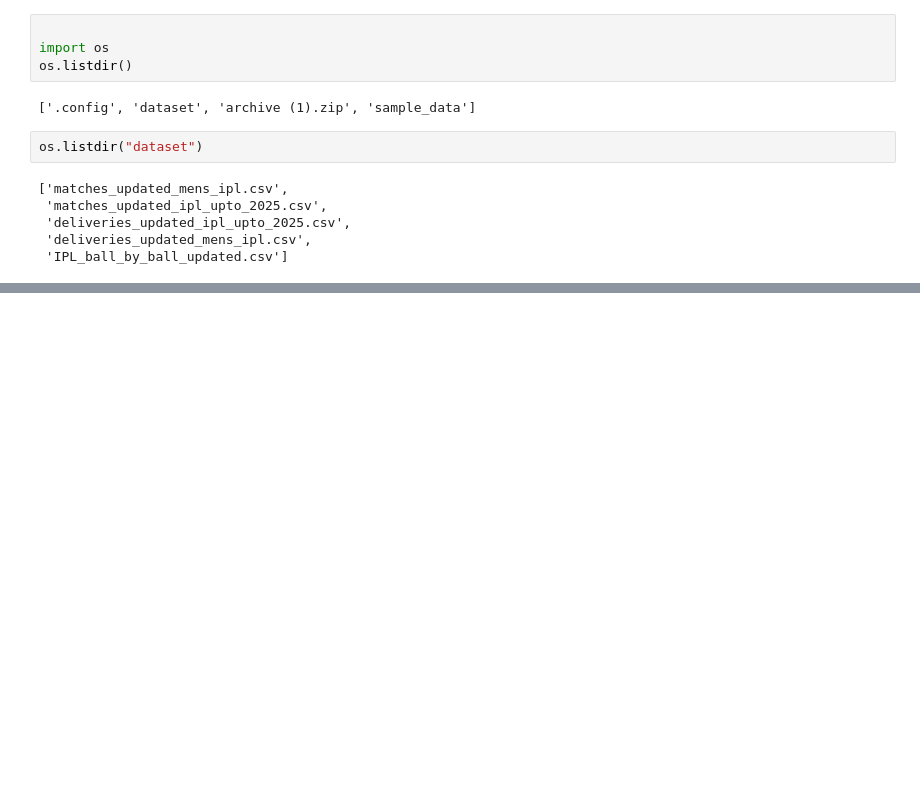
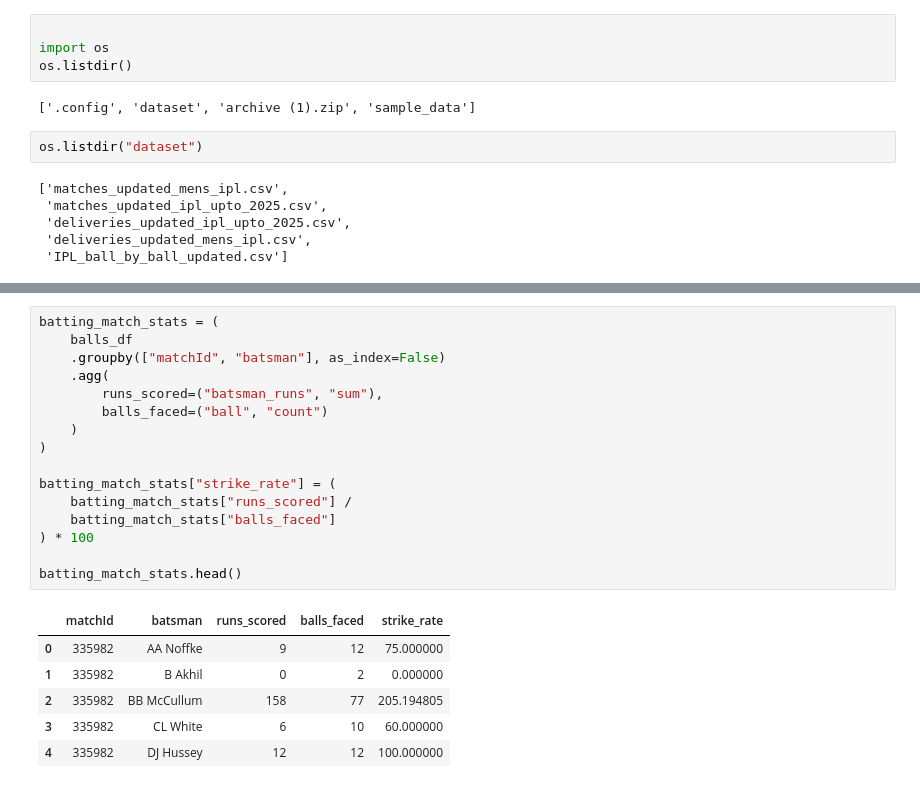
Before and after one commit to angirekulamanoj19-dotcom/Cricket-Player-Performance-Prediction---Group-1-, a Jupyter notebook: cricketplayeranalysis.ipynb, the cells around one changed output, grey strips where cells are left out. Cells and saved outputs as stored; diff of their text form; blank space fills up the shorter version.

```diff
--- a/cricketplayeranalysis.ipynb
+++ b/cricketplayeranalysis.ipynb
@@ -1252,0 +1278,23 @@ os.listdir("dataset")
+# %%
+batting_match_stats = (
+    balls_df
+    .groupby(["matchId", "batsman"], as_index=False)
+    .agg(
+        runs_scored=("batsman_runs", "sum"),
+        balls_faced=("ball", "count")
+    )
+)
+
+batting_match_stats["strike_rate"] = (
+    batting_match_stats["runs_scored"] /
+    batting_match_stats["balls_faced"]
+) * 100
+
+batting_match_stats.head()
+# %% [output]
+|  | matchId | batsman | runs_scored | balls_faced | strike_rate |
+| 0 | 335982 | AA Noffke | 9 | 12 | 75.000000 |
+| 1 | 335982 | B Akhil | 0 | 2 | 0.000000 |
+| 2 | 335982 | BB McCullum | 158 | 77 | 205.194805 |
+| 3 | 335982 | CL White | 6 | 10 | 60.000000 |
+| 4 | 335982 | DJ Hussey | 12 | 12 | 100.000000 |
```
Also changed, not shown: parts of 9 cells of this notebook.
